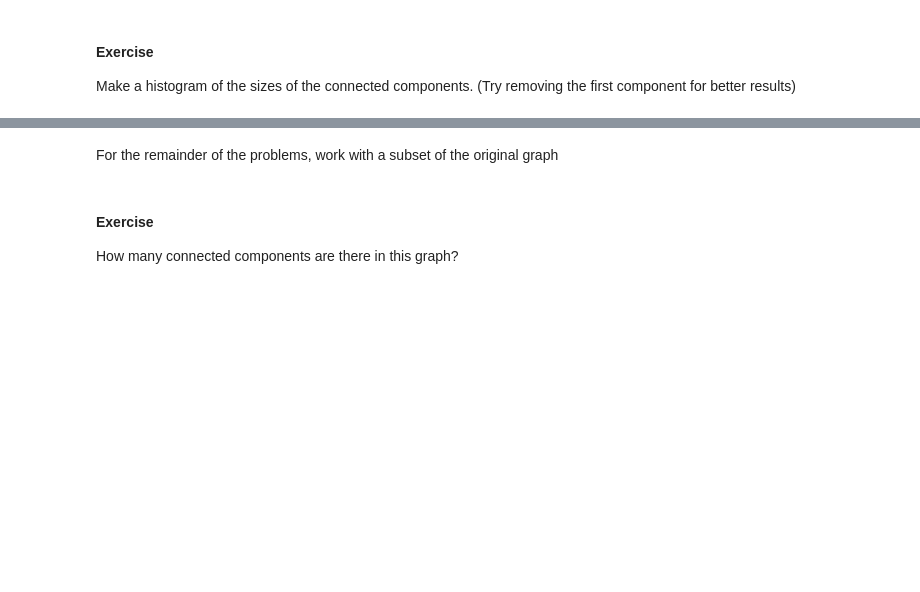
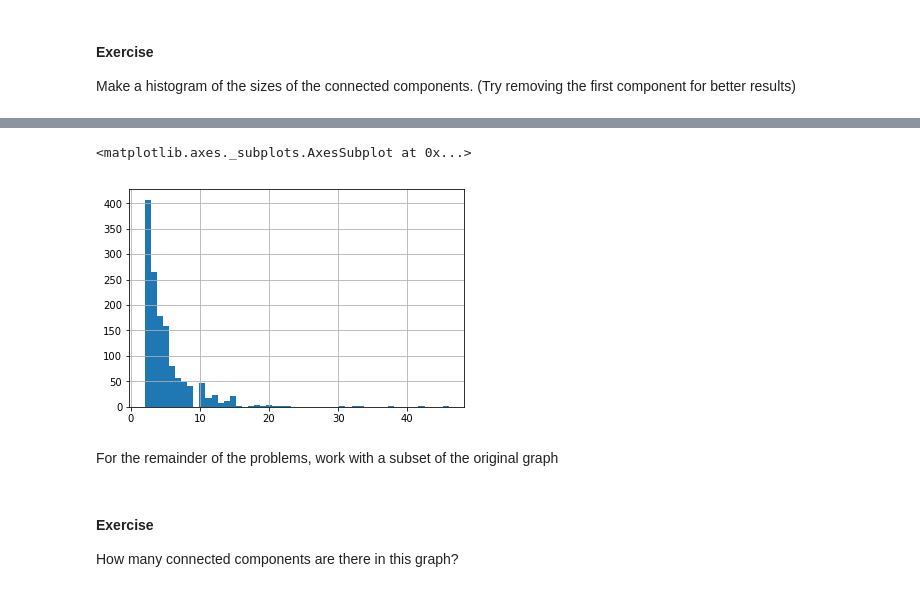
Before and after one commit to nwchen24/Machine_learning_coursework, a Jupyter notebook: Week12/graphs.ipynb, the cells around one changed output, grey strips where cells are left out. Cells and saved outputs as stored; diff of their text form; code cells hidden in the pictures; blank space fills up the shorter version.

```diff
--- a/Week12/graphs.ipynb
+++ b/Week12/graphs.ipynb
@@ -133,3 +164,8 @@ Make a histogram of the sizes of the connected components. (Try removing the fir
+# %%
+pd.Series(sizes)[1:].hist(bins=50)
+# %% [output]
+<matplotlib.axes._subplots.AxesSubplot at 0x...>
+[figure, added]
 # %% [markdown]
 For the remainder of the problems, work with a subset of the original graph
 # %%
```
Also changed, not shown: parts of 4 cells of this notebook.
